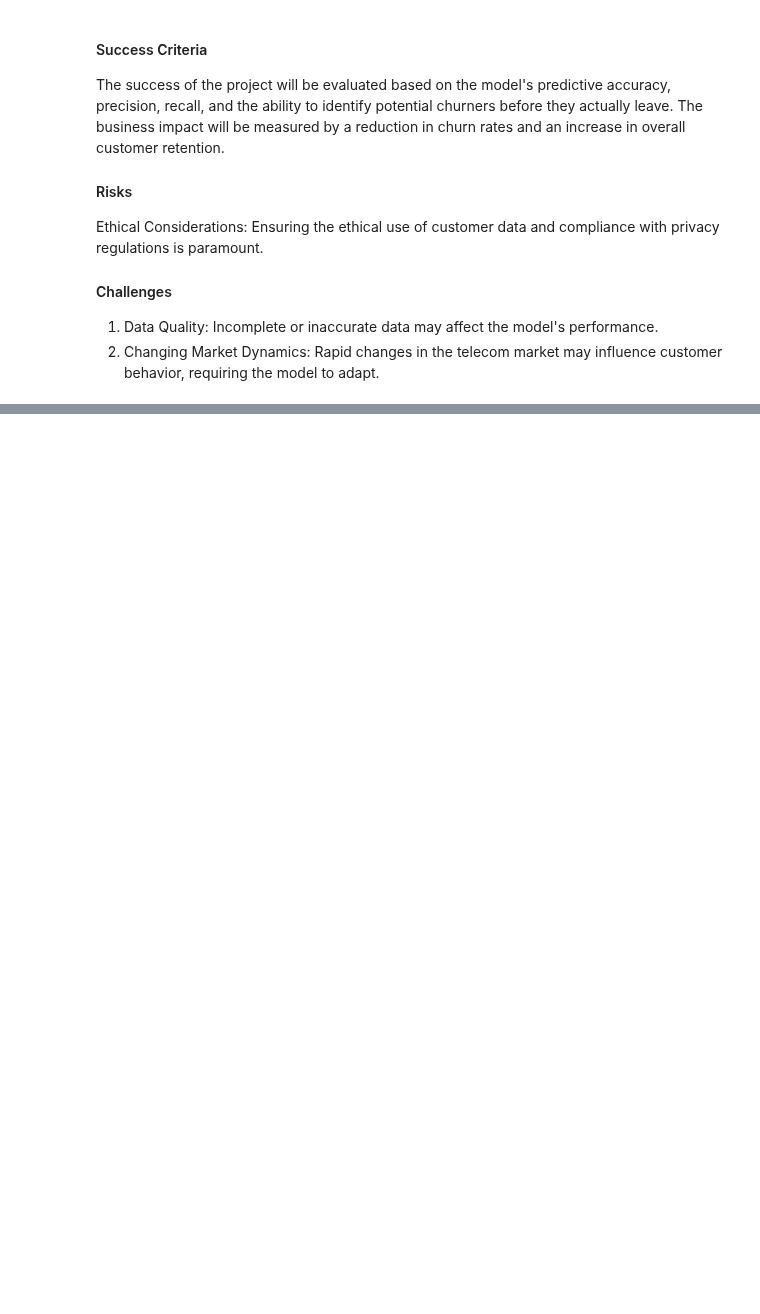
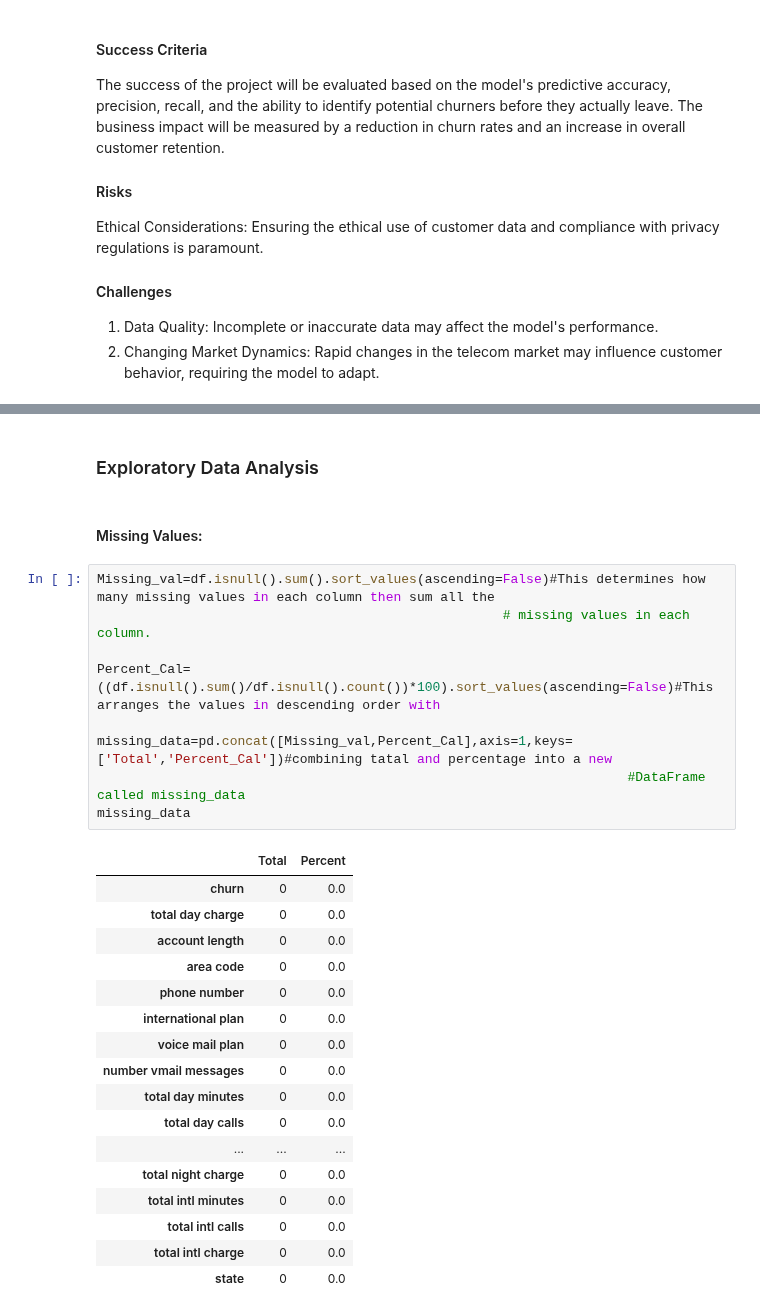
Before and after one commit to ThomasOkiwi/Phase-Three-Final-Project, a Jupyter notebook: index.ipynb, the cells around one changed output, grey strips where cells are left out. Saved outputs shown, nothing was run; the diff lists cells and outputs as text; blank space fills up the shorter version.

```diff
--- a/index.ipynb
+++ b/index.ipynb
@@ -42,0 +193,31 @@ Ethical Considerations: Ensuring the ethical use of customer data and compliance
+# %% [markdown]
+### Exploratory Data Analysis
+# %% [markdown]
+#### Missing Values:
+# %%
+Missing_val=df.isnull().sum().sort_values(ascending=False)#This determines how many missing values in each column then sum all the
+                                                    # missing values in each column.
+
+Percent_Cal=((df.isnull().sum()/df.isnull().count())*100).sort_values(ascending=False)#This arranges the values in descending order with
+
+missing_data=pd.concat([Missing_val,Percent_Cal],axis=1,keys=['Total','Percent_Cal'])#combining tatal and percentage into a new
+                                                                    #DataFrame called missing_data
+missing_data
+# %% [output]
+|  | Total | Percent |
+| churn | 0 | 0.0 |
+| total day charge | 0 | 0.0 |
+| account length | 0 | 0.0 |
+| area code | 0 | 0.0 |
+| phone number | 0 | 0.0 |
+| international plan | 0 | 0.0 |
+| voice mail plan | 0 | 0.0 |
+| number vmail messages | 0 | 0.0 |
+| total day minutes | 0 | 0.0 |
+| total day calls | 0 | 0.0 |
+| ... | ... | ... |
+| total night charge | 0 | 0.0 |
+| total intl minutes | 0 | 0.0 |
+| total intl calls | 0 | 0.0 |
+| total intl charge | 0 | 0.0 |
+| state | 0 | 0.0 |
```
Also changed, not shown: parts of 15 cells of this notebook.
